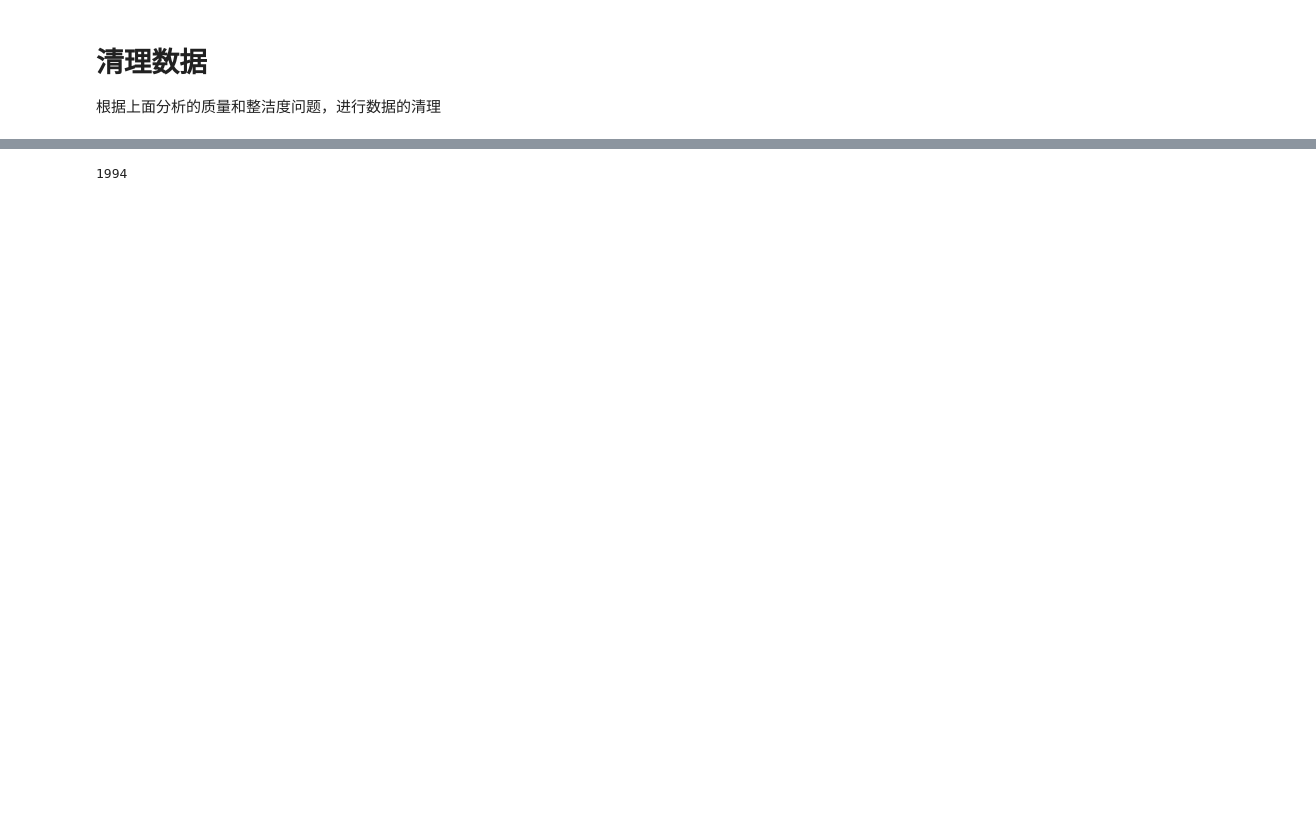
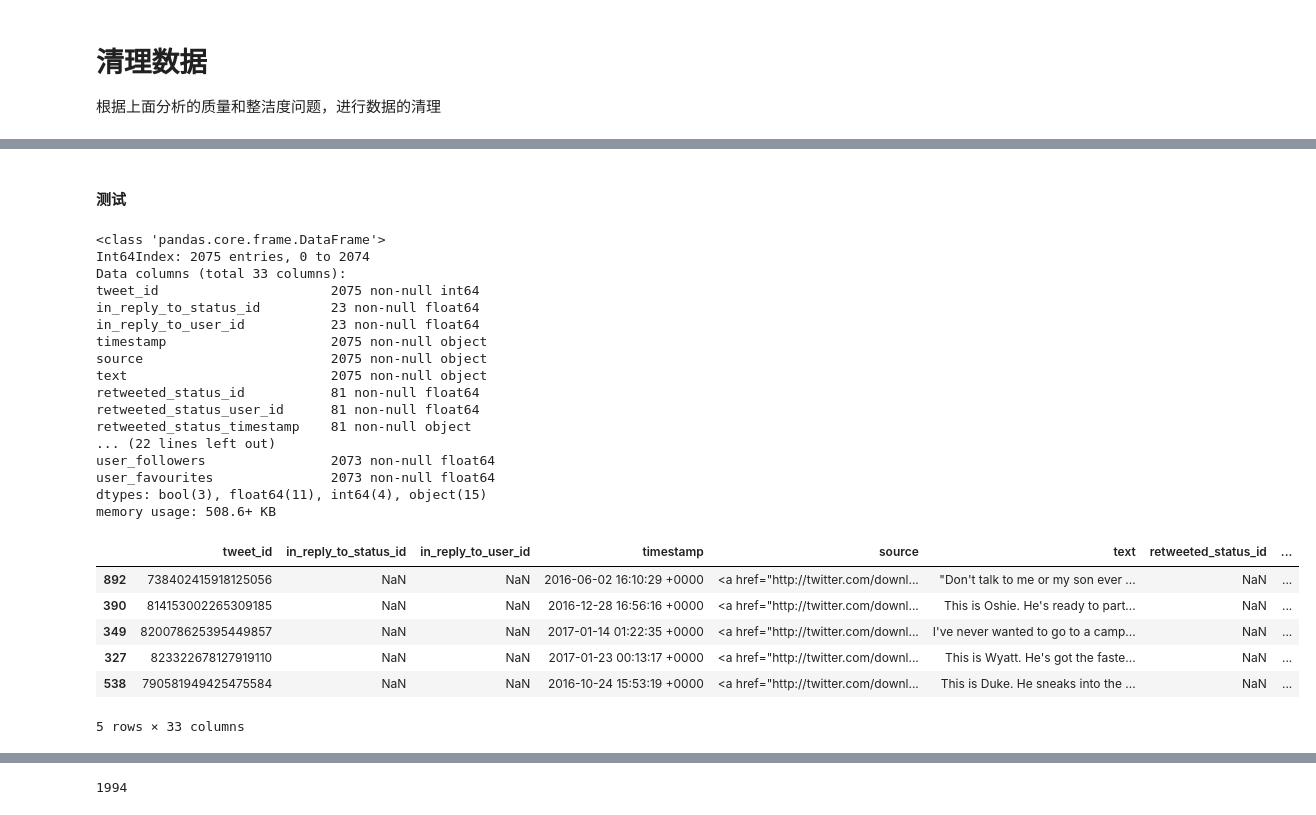
Before and after one commit to zhoux0130/udacity_data_analysis_WeRateDogs, a Jupyter notebook: wrangle_act.ipynb, the cells around one changed output, grey strips where cells are left out. Drawn from its saved outputs; the diff is of its cells as text; code cells hidden in the pictures; blank space fills up the shorter version.

```diff
--- a/wrangle_act.ipynb
+++ b/wrangle_act.ipynb
@@ -353,0 +356,30 @@ memory usage: 625.8+ KB
+# %% [markdown]
+#### 测试
+# %%
+df_all.info()
+df_all.sample(5)
+# %% [output]
+<class 'pandas.core.frame.DataFrame'>
+Int64Index: 2075 entries, 0 to 2074
+Data columns (total 33 columns):
+tweet_id                      2075 non-null int64
+in_reply_to_status_id         23 non-null float64
+in_reply_to_user_id           23 non-null float64
+timestamp                     2075 non-null object
+source                        2075 non-null object
+text                          2075 non-null object
+retweeted_status_id           81 non-null float64
+retweeted_status_user_id      81 non-null float64
+retweeted_status_timestamp    81 non-null object
+... (22 lines left out)
+user_followers                2073 non-null float64
+user_favourites               2073 non-null float64
+dtypes: bool(3), float64(11), int64(4), object(15)
+memory usage: 508.6+ KB
+|  | tweet_id | in_reply_to_status_id | in_reply_to_user_id | timestamp | source | text | retweeted_status_id | ... |
+| 892 | 738402415918125056 | NaN | NaN | 2016-06-02 16:10:29 +0000 | <a href="http://twitter.com/downl... | "Don't talk to me or my son ever ... | NaN | ... |
+| 390 | 814153002265309185 | NaN | NaN | 2016-12-28 16:56:16 +0000 | <a href="http://twitter.com/downl... | This is Oshie. He's ready to part... | NaN | ... |
+| 349 | 820078625395449857 | NaN | NaN | 2017-01-14 01:22:35 +0000 | <a href="http://twitter.com/downl... | I've never wanted to go to a camp... | NaN | ... |
+| 327 | 823322678127919110 | NaN | NaN | 2017-01-23 00:13:17 +0000 | <a href="http://twitter.com/downl... | This is Wyatt. He's got the faste... | NaN | ... |
+| 538 | 790581949425475584 | NaN | NaN | 2016-10-24 15:53:19 +0000 | <a href="http://twitter.com/downl... | This is Duke. He sneaks into the ... | NaN | ... |
+5 rows × 33 columns
```
Also changed, not shown: parts of 33 cells of this notebook, 2 other files.
